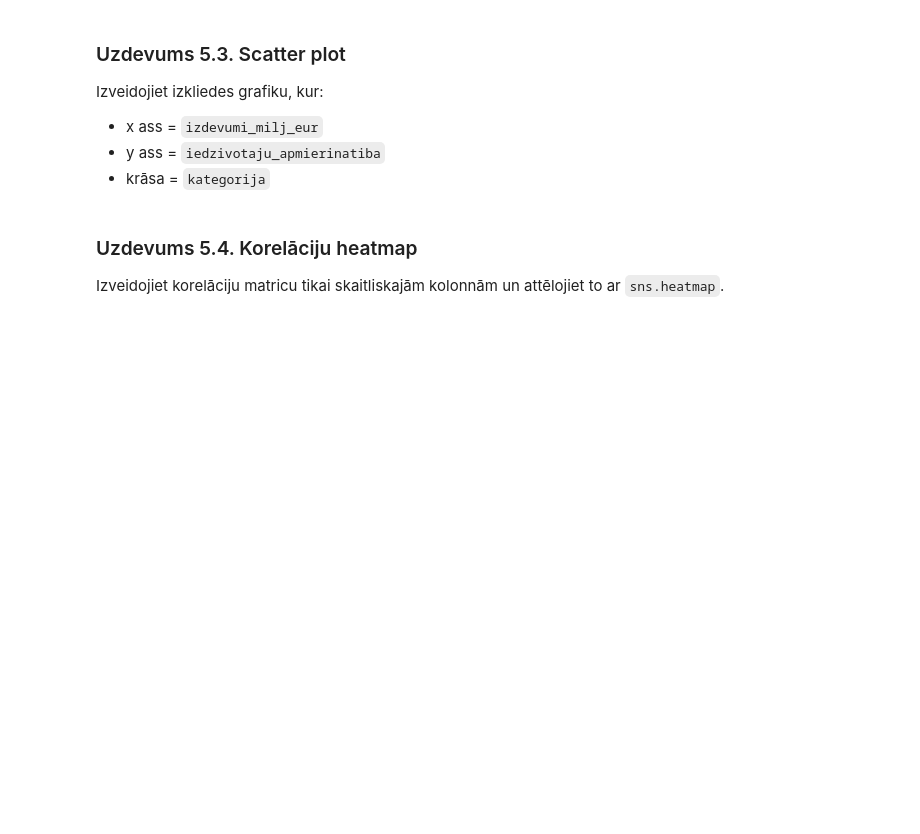
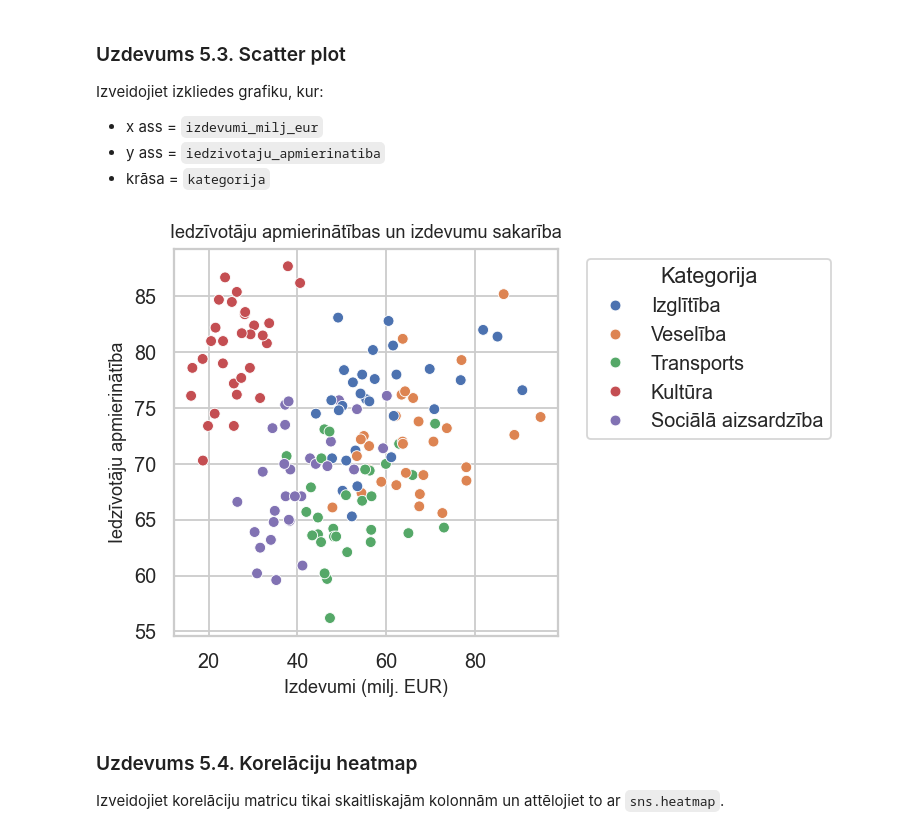
Before and after one commit to ValRCS/RTU_Digitalas_Prasmes_Excel_VBA_Python, a Jupyter notebook: notebooks/python_vizualizacija_student_lv_clear.ipynb, the cells around one changed output. Saved outputs shown, nothing was run; the diff lists cells and outputs as text; code cells hidden in the pictures; blank space fills up the shorter version.

```diff
--- a/notebooks/python_vizualizacija_student_lv_clear.ipynb
+++ b/notebooks/python_vizualizacija_student_lv_clear.ipynb
@@ -558,9 +695,25 @@ Izveidojiet izkliedes grafiku, kur:
 # %%
 # Izveidojiet scatter plot ar `sns.scatterplot(...)`
 # x ass: `izdevumi_milj_eur`, y ass: `iedzivotaju_apmierinatiba`
 # Krāsojiet punktus pēc `kategorija`
 # Pievienojiet virsrakstu, asu nosaukumus, leģendu un parādiet grafiku
 # Papildu uzdevums: saglabājiet grafiku PNG failā
+plt.figure(figsize=(6, 4))
+sns.scatterplot(data=df,
+                x='izdevumi_milj_eur',
+                y='iedzivotaju_apmierinatiba',
+                hue='kategorija'
+                )
+plt.title("Iedzīvotāju apmierinātības un izdevumu sakarība", fontsize=fontsize)
+plt.xlabel("Izdevumi (milj. EUR)", fontsize=fontsize)
+plt.ylabel("Iedzīvotāju apmierinātība", fontsize=fontsize)
+# pabīdam leģenu pa labi ārpus grafika
+plt.legend(bbox_to_anchor=(1.05, 1), title="Kategorija")
+plt.tight_layout()
+plt.savefig("iedzivotaju_apmierinatiba_izdevumi_scatter.png", dpi=300, bbox_inches='tight')
+plt.show()
+# %% [output]
+[figure, added]
 # %% [markdown]
 ### Uzdevums 5.4. Korelāciju heatmap
 
```
Also changed, not shown: parts of 14 cells of this notebook, 5 other files.
